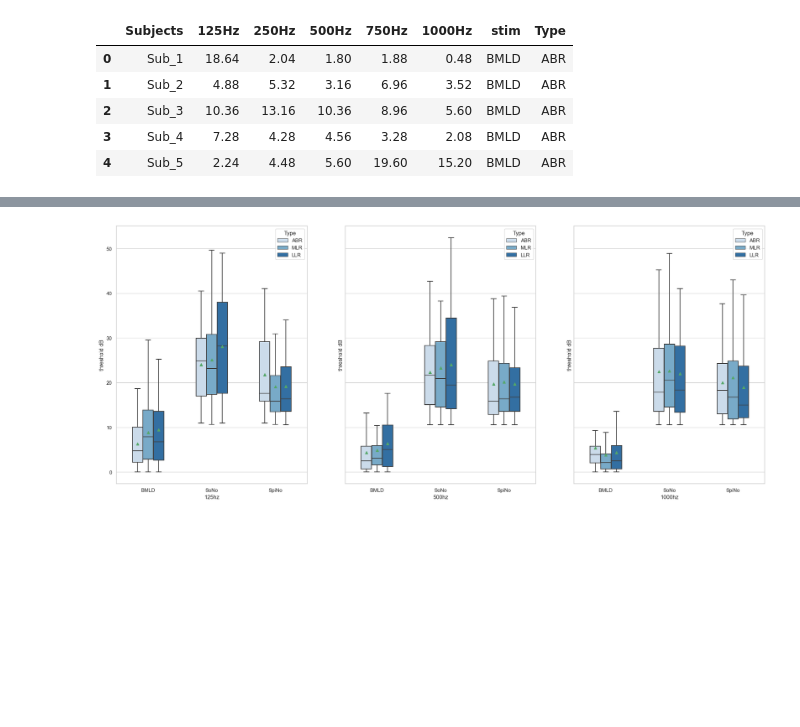
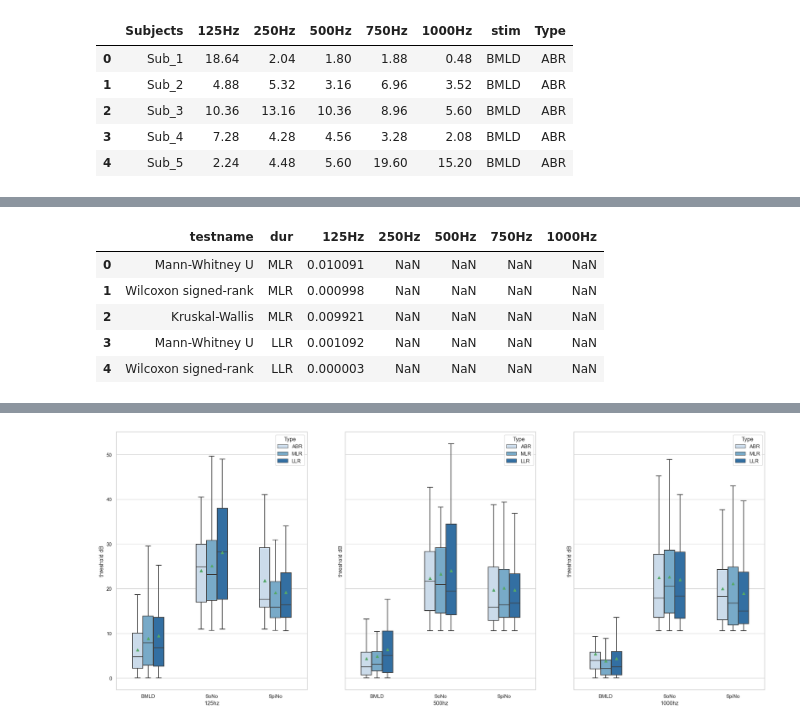
Before and after one commit to Engr-Kaleem/AEP-EEG-anaylsis, a Jupyter notebook: code-Python/boxplotfromexcel.ipynb, the cells around one changed output, grey strips where cells are left out. Saved outputs shown, nothing was run; the diff lists cells and outputs as text; code cells hidden in the pictures; blank space fills up the shorter version.

```diff
--- a/code-Python/boxplotfromexcel.ipynb
+++ b/code-Python/boxplotfromexcel.ipynb
@@ -22,0 +179,9 @@ df.head()
+# %%
+result_df.head()
+# %% [output]
+|  | testname | dur | 125Hz | 250Hz | 500Hz | 750Hz | 1000Hz |
+| 0 | Mann-Whitney U | MLR | 0.010091 | NaN | NaN | NaN | NaN |
+| 1 | Wilcoxon signed-rank | MLR | 0.000998 | NaN | NaN | NaN | NaN |
+| 2 | Kruskal-Wallis | MLR | 0.009921 | NaN | NaN | NaN | NaN |
+| 3 | Mann-Whitney U | LLR | 0.001092 | NaN | NaN | NaN | NaN |
+| 4 | Wilcoxon signed-rank | LLR | 0.000003 | NaN | NaN | NaN | NaN |
```
Also changed, not shown: parts of 5 cells of this notebook, 3 other files.
